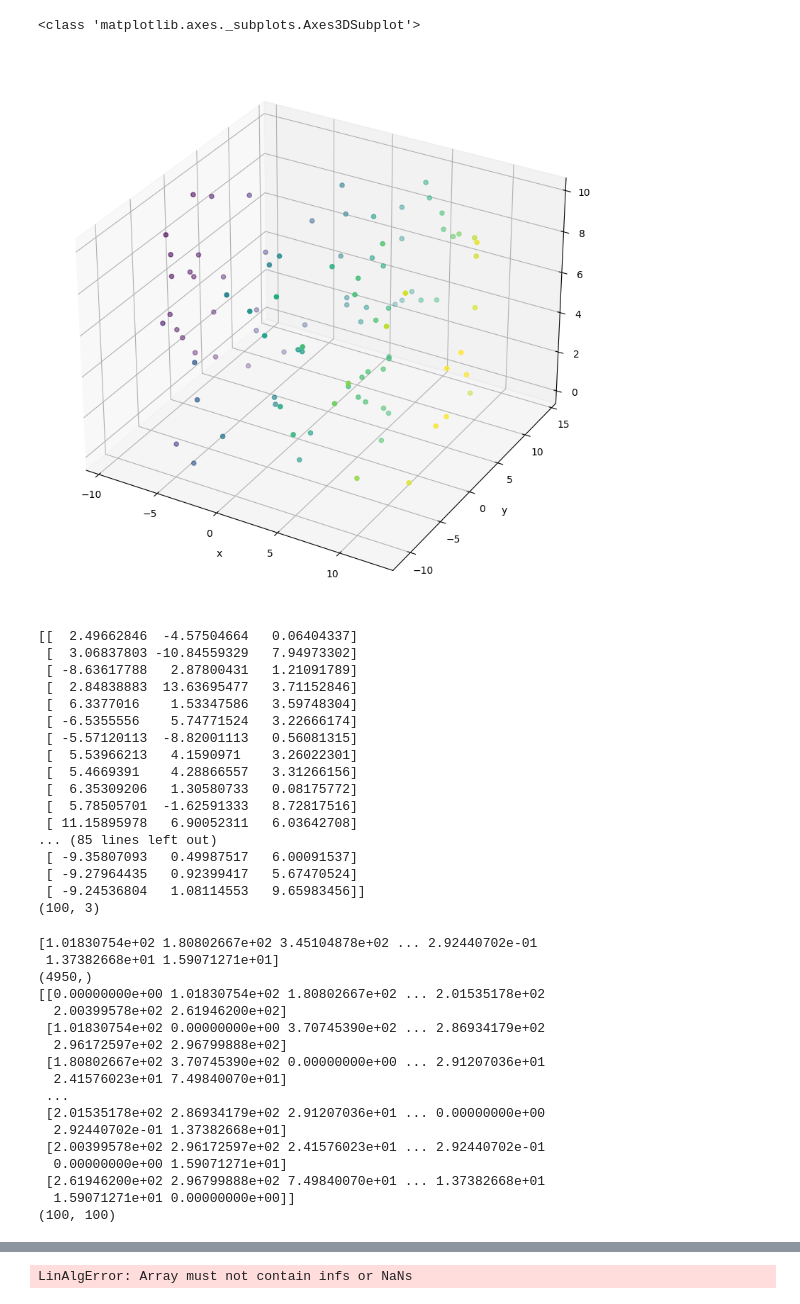
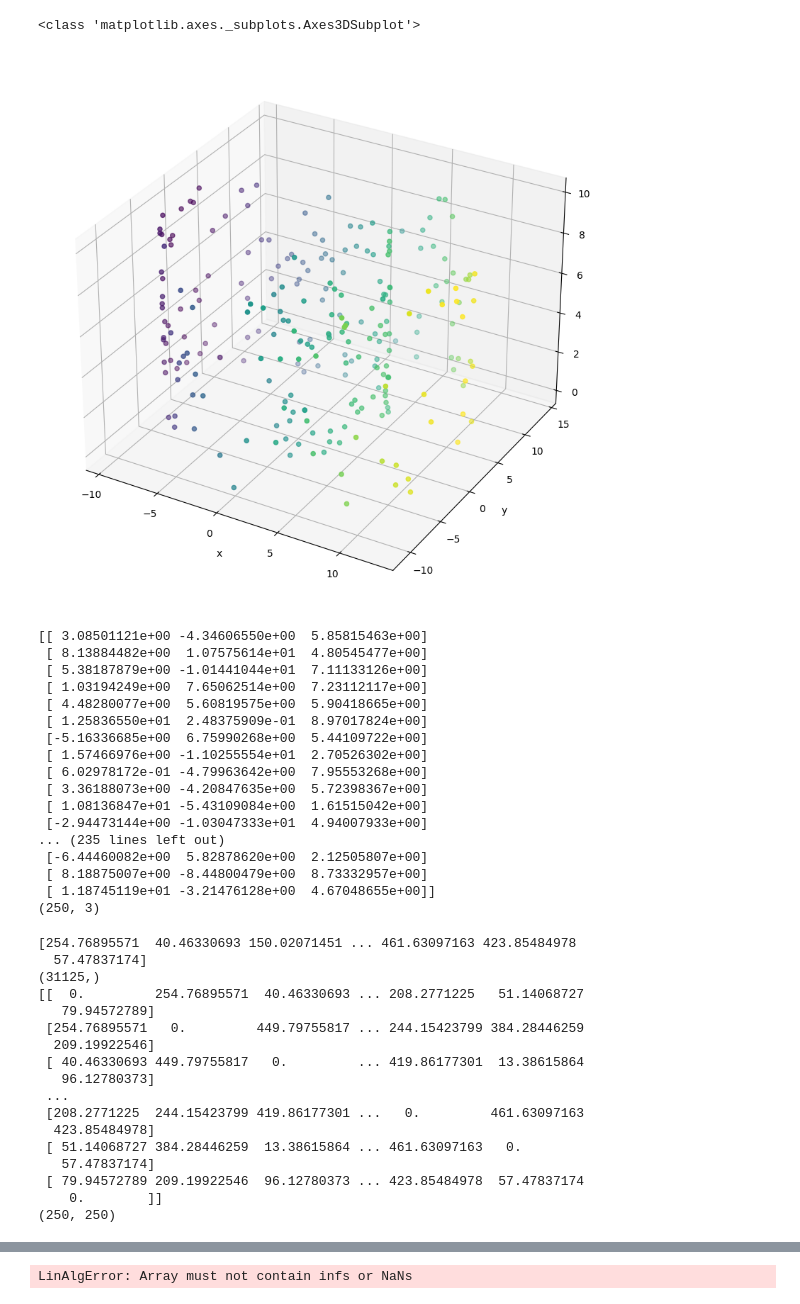
Before and after one commit to alessimichele/Unsupervised-Learning-2023, a Jupyter notebook: my_solution/Lab3.ipynb, the cells around one changed output, grey strips where cells are left out. Cells and saved outputs as stored; diff of their text form; code cells hidden in the pictures.

```diff
--- a/my_solution/Lab3.ipynb
+++ b/my_solution/Lab3.ipynb
@@ -17,45 +17,45 @@ def swiss_roll(n):
     data[:,2]=psi #z coordinate
     return data
 # %%
-N = 100
+N = 250
 X = swiss_roll(N)
 
 plt.figure(figsize=(12,10))
 axes = plt.axes(projection='3d')
 print(type(axes))
 axes.scatter3D(X[:,0], X[:,1], X[:,2], c=X[:,0])
 
 axes.set_xlabel('x')
 axes.set_ylabel('y')
 axes.set_zlabel('z')
 
 #axes.view_init(45, 45) #(elevation, azimuth angle)
 
 plt.show()
 # %% [output]
 <class 'matplotlib.axes._subplots.Axes3DSubplot'>
-[figure, old version]
+[figure, new version]
 # %%
 print(X)
 print(X.shape)
 # %% [output]
-[[  2.49662846  -4.57504664   0.06404337]
- [  3.06837803 -10.84559329   7.94973302]
- [ -8.63617788   2.87800431   1.21091789]
- [  2.84838883  13.63695477   3.71152846]
- [  6.3377016    1.53347586   3.59748304]
- [ -6.5355556    5.74771524   3.22666174]
- [ -5.57120113  -8.82001113   0.56081315]
- [  5.53966213   4.1590971    3.26022301]
- [  5.4669391    4.28866557   3.31266156]
- [  6.35309206   1.30580733   0.08175772]
- [  5.78505701  -1.62591333   8.72817516]
- [ 11.15895978   6.90052311   6.03642708]
-... (85 lines left out)
- [ -9.35807093   0.49987517   6.00091537]
- [ -9.27964435   0.92399417   5.67470524]
- [ -9.24536804   1.08114553   9.65983456]]
-(100, 3)
+[[ 3.08501121e+00 -4.34606550e+00  5.85815463e+00]
+ [ 8.13884482e+00  1.07575614e+01  4.80545477e+00]
+ [ 5.38187879e+00 -1.01441044e+01  7.11133126e+00]
+ [ 1.03194249e+00  7.65062514e+00  7.23112117e+00]
+ [ 4.48280077e+00  5.60819575e+00  5.90418665e+00]
+ [ 1.25836550e+01  2.48375909e-01  8.97017824e+00]
+ [-5.16336685e+00  6.75990268e+00  5.44109722e+00]
+ [ 1.57466976e+00 -1.10255554e+01  2.70526302e+00]
+ [ 6.02978172e-01 -4.79963642e+00  7.95553268e+00]
+ [ 3.36188073e+00 -4.20847635e+00  5.72398367e+00]
+ [ 1.08136847e+01 -5.43109084e+00  1.61515042e+00]
+ [-2.94473144e+00 -1.03047333e+01  4.94007933e+00]
+... (235 lines left out)
+ [-6.44460082e+00  5.82878620e+00  2.12505807e+00]
+ [ 8.18875007e+00 -8.44800479e+00  8.73332957e+00]
+ [ 1.18745119e+01 -3.21476128e+00  4.67048655e+00]]
+(250, 3)
 # %%
 from scipy.spatial.distance import pdist, squareform
 
@@ -68,21 +68,21 @@ mat_sq_dists = squareform(sq_dists)
 print(mat_sq_dists)
 print(mat_sq_dists.shape)
 # %% [output]
-[1.01830754e+02 1.80802667e+02 3.45104878e+02 ... 2.92440702e-01
- 1.37382668e+01 1.59071271e+01]
-(4950,)
-[[0.00000000e+00 1.01830754e+02 1.80802667e+02 ... 2.01535178e+02
-  2.00399578e+02 2.61946200e+02]
- [1.01830754e+02 0.00000000e+00 3.70745390e+02 ... 2.86934179e+02
-  2.96172597e+02 2.96799888e+02]
- [1.80802667e+02 3.70745390e+02 0.00000000e+00 ... 2.91207036e+01
-  2.41576023e+01 7.49840070e+01]
+[254.76895571  40.46330693 150.02071451 ... 461.63097163 423.85484978
+  57.47837174]
+(31125,)
+[[  0.         254.76895571  40.46330693 ... 208.2771225   51.14068727
+   79.94572789]
+ [254.76895571   0.         449.79755817 ... 244.15423799 384.28446259
+  209.19922546]
+ [ 40.46330693 449.79755817   0.         ... 419.86177301  13.38615864
+   96.12780373]
  ...
- [2.01535178e+02 2.86934179e+02 2.91207036e+01 ... 0.00000000e+00
-  2.92440702e-01 1.37382668e+01]
- [2.00399578e+02 2.96172597e+02 2.41576023e+01 ... 2.92440702e-01
-  0.00000000e+00 1.59071271e+01]
- [2.61946200e+02 2.96799888e+02 7.49840070e+01 ... 1.37382668e+01
-  1.59071271e+01 0.00000000e+00]]
-(100, 100)
+ [208.2771225  244.15423799 419.86177301 ...   0.         461.63097163
+  423.85484978]
+ [ 51.14068727 384.28446259  13.38615864 ... 461.63097163   0.
+   57.47837174]
+ [ 79.94572789 209.19922546  96.12780373 ... 423.85484978  57.47837174
+    0.        ]]
+(250, 250)
 # %%
```
Also changed, not shown: parts of 3 cells of this notebook, 1 other file.
